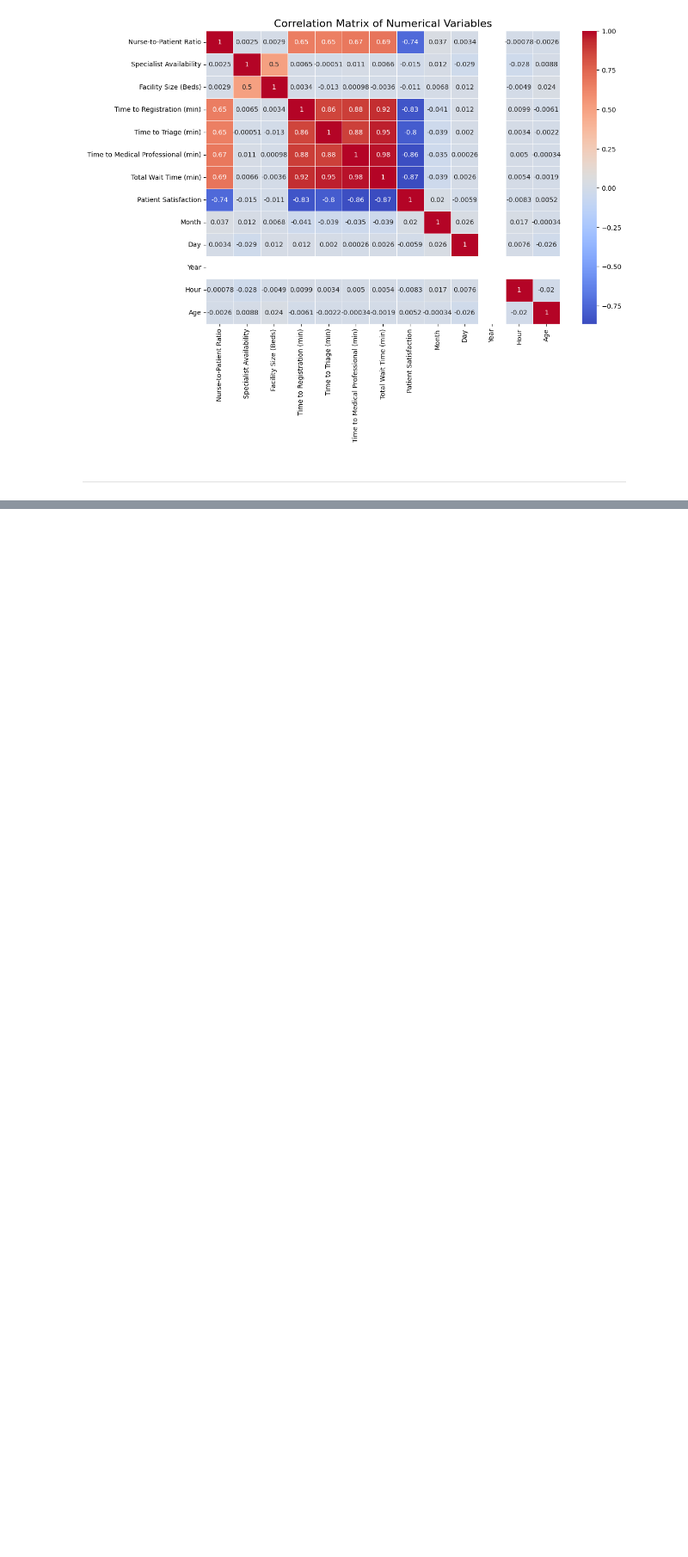
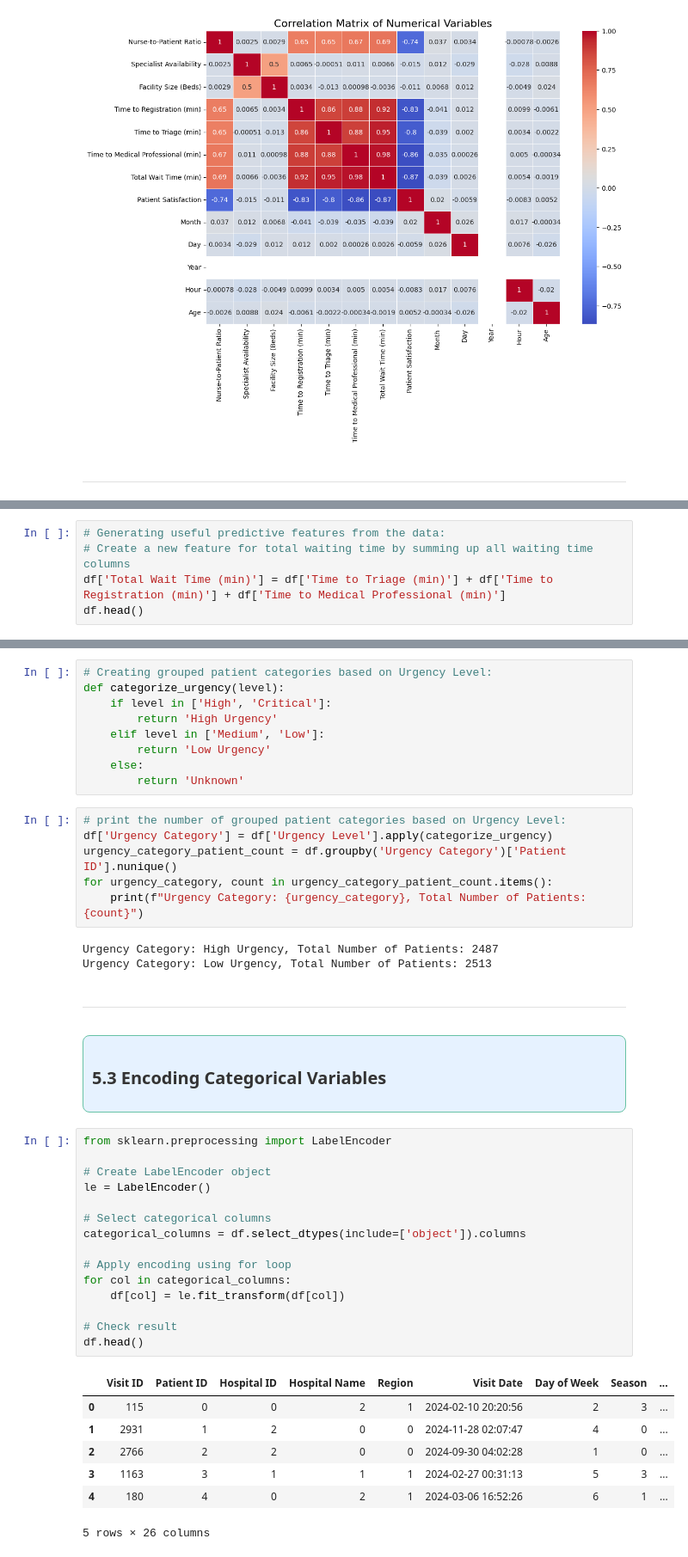
Before and after one commit to misbahkhattak718-pixel/Mentorship-Program--Devsil, a Jupyter notebook: Weekly Mini Projects/Week 8/ER Wait Time Dataset.ipynb, the cells around one changed output, grey strips where cells are left out. Shown at 86% size. Drawn from its saved outputs; the diff is of its cells as text; blank space fills up the shorter version.

```diff
--- a/Weekly Mini Projects/Week 8/ER Wait Time Dataset.ipynb
+++ b/Weekly Mini Projects/Week 8/ER Wait Time Dataset.ipynb
@@ -1500,0 +1582,5 @@ plt.show()
+# %%
+# Generating useful predictive features from the data:
+# Create a new feature for total waiting time by summing up all waiting time columns
+df['Total Wait Time (min)'] = df['Time to Triage (min)'] + df['Time to Registration (min)'] + df['Time to Medical Professional (min)']
+df.head()
@@ -1500,0 +1612,49 @@ plt.show()
+# %%
+# Creating grouped patient categories based on Urgency Level:
+def categorize_urgency(level):
+    if level in ['High', 'Critical']:
+        return 'High Urgency'
+    elif level in ['Medium', 'Low']:
+        return 'Low Urgency'
+    else:
+        return 'Unknown'
+# %%
+# print the number of grouped patient categories based on Urgency Level:
+df['Urgency Category'] = df['Urgency Level'].apply(categorize_urgency)
+urgency_category_patient_count = df.groupby('Urgency Category')['Patient ID'].nunique()
+for urgency_category, count in urgency_category_patient_count.items():
+    print(f"Urgency Category: {urgency_category}, Total Number of Patients: {count}")
+# %% [output]
+Urgency Category: High Urgency, Total Number of Patients: 2487
+Urgency Category: Low Urgency, Total Number of Patients: 2513
+# %% [markdown]
+---
+# %% [markdown]
+<div style="background-color:#E6F2FF; padding: 10px; border-radius: 8px; box-shadow: 0 1px 3px 0 rgba(0, 0, 0, 0.1); border:1px solid #66C2A5; margin-top: 10px; margin-left: 20px;">
+    <h2 style="font-size:20px; font-family:Georgia, serif; color:#333333; text-align: left; margin: 0;">
+ 5.3 Encoding Categorical Variables
+    </h2>
+</div>
+# %%
+from sklearn.preprocessing import LabelEncoder
+
+# Create LabelEncoder object
+le = LabelEncoder()
+
+# Select categorical columns
+categorical_columns = df.select_dtypes(include=['object']).columns
+
+# Apply encoding using for loop
+for col in categorical_columns:
+    df[col] = le.fit_transform(df[col])
+
+# Check result
+df.head()
+# %% [output]
+|  | Visit ID | Patient ID | Hospital ID | Hospital Name | Region | Visit Date | Day of Week | Season | ... |
+| 0 | 115 | 0 | 0 | 2 | 1 | 2024-02-10 20:20:56 | 2 | 3 | ... |
+| 1 | 2931 | 1 | 2 | 0 | 0 | 2024-11-28 02:07:47 | 4 | 0 | ... |
+| 2 | 2766 | 2 | 2 | 0 | 0 | 2024-09-30 04:02:28 | 1 | 0 | ... |
+| 3 | 1163 | 3 | 1 | 1 | 1 | 2024-02-27 00:31:13 | 5 | 3 | ... |
+| 4 | 180 | 4 | 0 | 2 | 1 | 2024-03-06 16:52:26 | 6 | 1 | ... |
+5 rows × 26 columns
```
Also changed, not shown: parts of 17 cells of this notebook.
